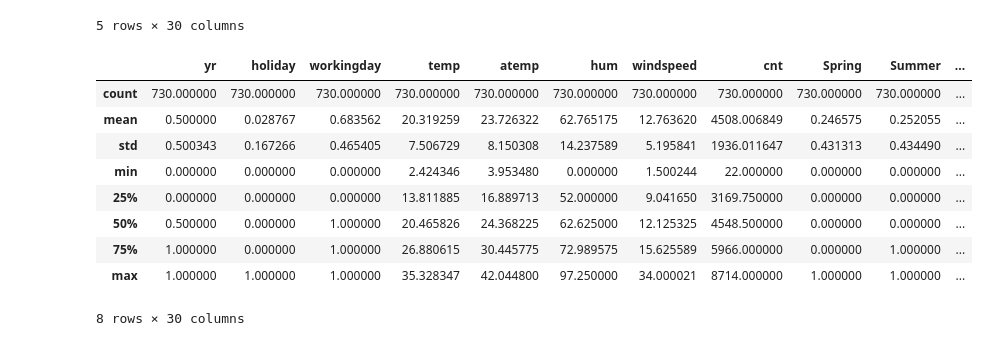
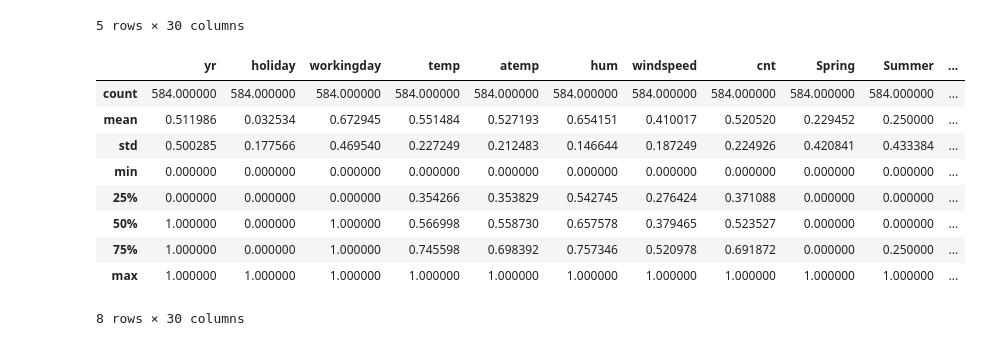
Before and after one commit to 98abhilash/Bike-Sharing-MLR, a Jupyter notebook: linear_regression.ipynb, the cells around one changed output. Drawn from its saved outputs; the diff is of its cells as text; code cells hidden in the pictures.

```diff
--- a/linear_regression.ipynb
+++ b/linear_regression.ipynb
@@ -561,15 +561,15 @@ df_train.head()
 | 136 | 0 | 0 | 1 | 0.626185 | 0.603102 | 0.863461 | 0.637592 | 0.471813 | 0 | 1 | ... |
 5 rows × 30 columns
 # %%
-df.describe()
+df_train.describe()
 # %% [output]
 |  | yr | holiday | workingday | temp | atemp | hum | windspeed | cnt | Spring | Summer | ... |
-| count | 730.000000 | 730.000000 | 730.000000 | 730.000000 | 730.000000 | 730.000000 | 730.000000 | 730.000000 | 730.000000 | 730.000000 | ... |
-| mean | 0.500000 | 0.028767 | 0.683562 | 20.319259 | 23.726322 | 62.765175 | 12.763620 | 4508.006849 | 0.246575 | 0.252055 | ... |
-| std | 0.500343 | 0.167266 | 0.465405 | 7.506729 | 8.150308 | 14.237589 | 5.195841 | 1936.011647 | 0.431313 | 0.434490 | ... |
-| min | 0.000000 | 0.000000 | 0.000000 | 2.424346 | 3.953480 | 0.000000 | 1.500244 | 22.000000 | 0.000000 | 0.000000 | ... |
-| 25% | 0.000000 | 0.000000 | 0.000000 | 13.811885 | 16.889713 | 52.000000 | 9.041650 | 3169.750000 | 0.000000 | 0.000000 | ... |
-| 50% | 0.500000 | 0.000000 | 1.000000 | 20.465826 | 24.368225 | 62.625000 | 12.125325 | 4548.500000 | 0.000000 | 0.000000 | ... |
-| 75% | 1.000000 | 0.000000 | 1.000000 | 26.880615 | 30.445775 | 72.989575 | 15.625589 | 5966.000000 | 0.000000 | 1.000000 | ... |
-| max | 1.000000 | 1.000000 | 1.000000 | 35.328347 | 42.044800 | 97.250000 | 34.000021 | 8714.000000 | 1.000000 | 1.000000 | ... |
+| count | 584.000000 | 584.000000 | 584.000000 | 584.000000 | 584.000000 | 584.000000 | 584.000000 | 584.000000 | 584.000000 | 584.000000 | ... |
+| mean | 0.511986 | 0.032534 | 0.672945 | 0.551484 | 0.527193 | 0.654151 | 0.410017 | 0.520520 | 0.229452 | 0.250000 | ... |
+| std | 0.500285 | 0.177566 | 0.469540 | 0.227249 | 0.212483 | 0.146644 | 0.187249 | 0.224926 | 0.420841 | 0.433384 | ... |
+| min | 0.000000 | 0.000000 | 0.000000 | 0.000000 | 0.000000 | 0.000000 | 0.000000 | 0.000000 | 0.000000 | 0.000000 | ... |
+| 25% | 0.000000 | 0.000000 | 0.000000 | 0.354266 | 0.353829 | 0.542745 | 0.276424 | 0.371088 | 0.000000 | 0.000000 | ... |
+| 50% | 1.000000 | 0.000000 | 1.000000 | 0.566998 | 0.558730 | 0.657578 | 0.379465 | 0.523527 | 0.000000 | 0.000000 | ... |
+| 75% | 1.000000 | 0.000000 | 1.000000 | 0.745598 | 0.698392 | 0.757346 | 0.520978 | 0.691872 | 0.000000 | 0.250000 | ... |
+| max | 1.000000 | 1.000000 | 1.000000 | 1.000000 | 1.000000 | 1.000000 | 1.000000 | 1.000000 | 1.000000 | 1.000000 | ... |
 8 rows × 30 columns
```
Also changed, not shown: parts of 37 cells of this notebook.
